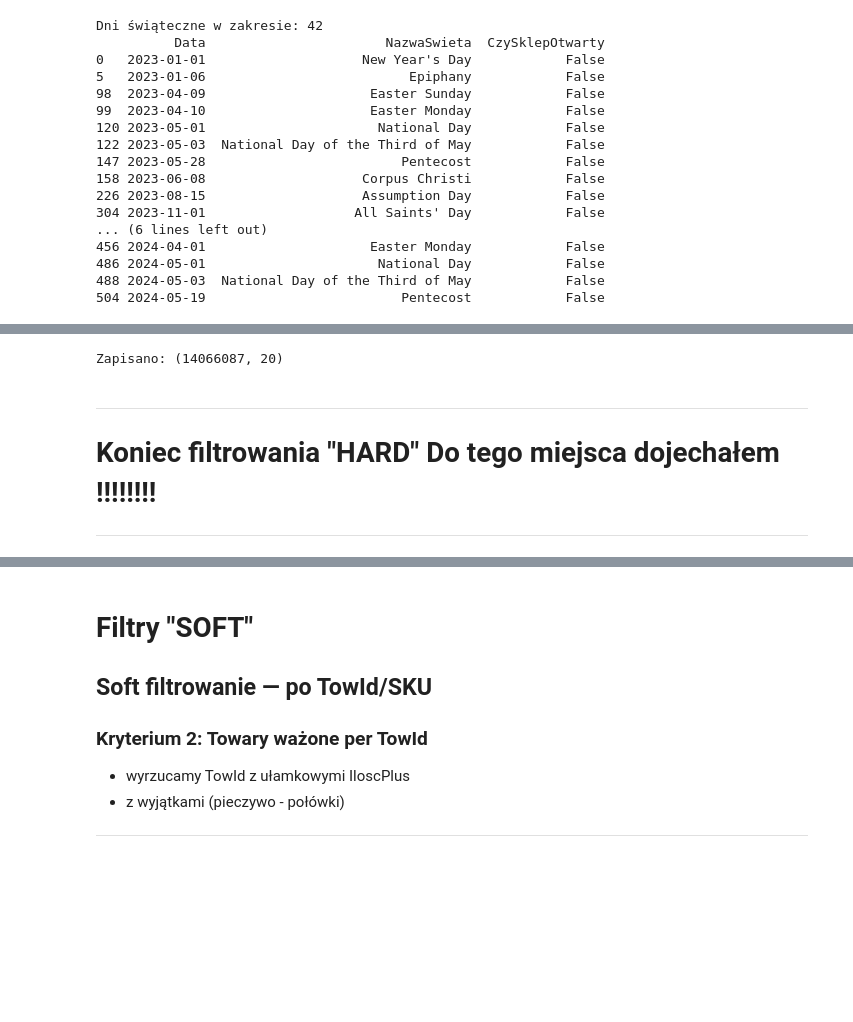
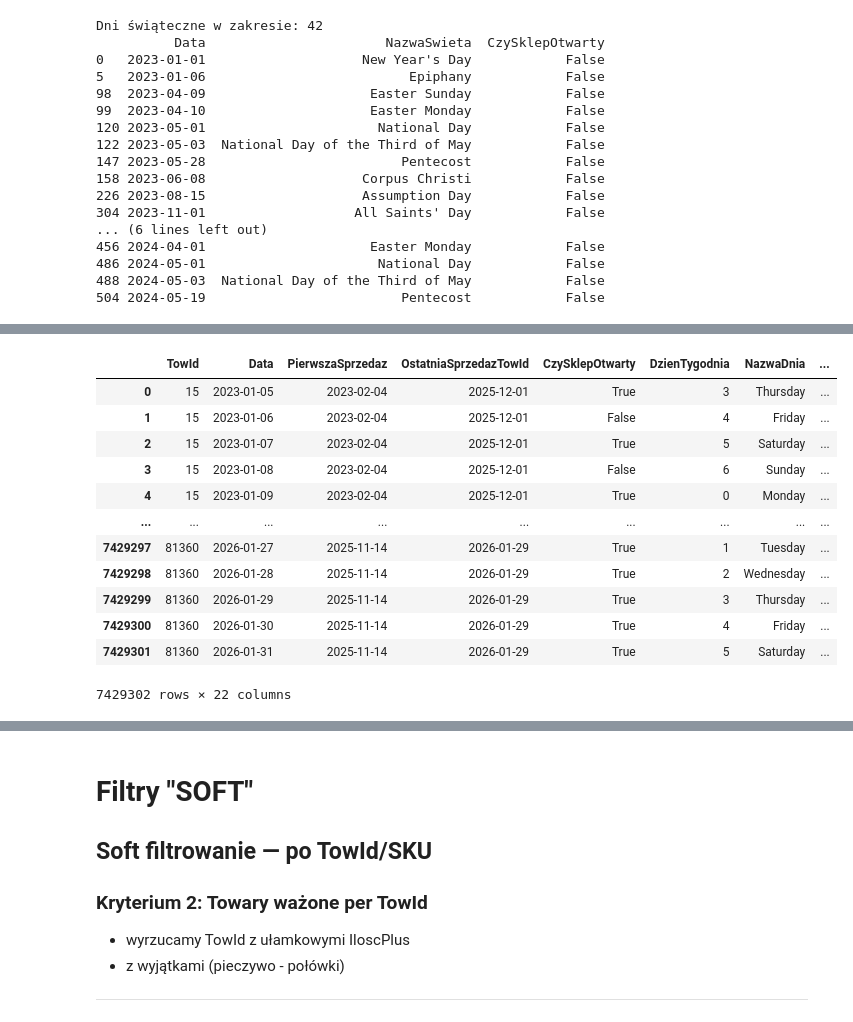
Before and after one commit to mixer123/analiza_sprzedazy, a Jupyter notebook: etl_select_asid.ipynb, the cells around one changed output, grey strips where cells are left out. Cells and saved outputs as stored; diff of their text form; code cells hidden in the pictures; blank space fills up the shorter version.

```diff
--- a/etl_select_asid.ipynb
+++ b/etl_select_asid.ipynb
@@ -1572,18 +1609,0 @@ Pamięć: 2385.9 MB
-# %%
-# Szybka wersja - bez apply/lambda per grupa
-cena_dzienna = df_sprzedaz.groupby(['TowId', 'Data']).agg(
-    SumaWartosci=('Wartosc', 'sum'),
-    SumaIlosci=('IloscPlus', 'sum')
-).reset_index()
-
-cena_dzienna['CenaDzienna'] = cena_dzienna['SumaWartosci'] / cena_dzienna['SumaIlosci']
-cena_dzienna = cena_dzienna[['TowId', 'Data', 'CenaDzienna']]
-
-pelny_kalendarz = pelny_kalendarz.merge(cena_dzienna, on=['TowId', 'Data'], how='left')
-
-pelny_kalendarz = pelny_kalendarz.sort_values(['TowId', 'Data'])
-pelny_kalendarz['CenaOstatniaZnana'] = (
-    pelny_kalendarz.groupby('TowId')['CenaDzienna'].ffill()
-)
-
-print(pelny_kalendarz[['TowId', 'Data', 'CenaDzienna', 'CenaOstatniaZnana']].head(20))
@@ -1644,16 +1610,16 @@ pelny_kalendarz.sample(20)
-# %%
-pelny_kalendarz['ProduktJeszczeNieSprzedawany'] = pelny_kalendarz['CenaOstatniaZnana'].isna()
-
-# Zapis finalnej wersji
-pelny_kalendarz.to_parquet(
-    "dane/interim/fact_inka_kalendarz_pelny_towid.parquet",
-    compression='zstd',
-    index=False
-)
-print(f"Zapisano: {pelny_kalendarz.shape}")
-# %% [output]
-Zapisano: (14066087, 20)
-# %% [markdown]
----
-# Koniec filtrowania "HARD"  Do tego miejsca dojechałem !!!!!!!!
----
+# %%
+pelny_kalendarz
+# %% [output]
+|  | TowId | Data | PierwszaSprzedaz | OstatniaSprzedazTowId | CzySklepOtwarty | DzienTygodnia | NazwaDnia | ... |
+| 0 | 15 | 2023-01-05 | 2023-02-04 | 2025-12-01 | True | 3 | Thursday | ... |
+| 1 | 15 | 2023-01-06 | 2023-02-04 | 2025-12-01 | False | 4 | Friday | ... |
+| 2 | 15 | 2023-01-07 | 2023-02-04 | 2025-12-01 | True | 5 | Saturday | ... |
+| 3 | 15 | 2023-01-08 | 2023-02-04 | 2025-12-01 | False | 6 | Sunday | ... |
+| 4 | 15 | 2023-01-09 | 2023-02-04 | 2025-12-01 | True | 0 | Monday | ... |
+| ... | ... | ... | ... | ... | ... | ... | ... | ... |
+| 7429297 | 81360 | 2026-01-27 | 2025-11-14 | 2026-01-29 | True | 1 | Tuesday | ... |
+| 7429298 | 81360 | 2026-01-28 | 2025-11-14 | 2026-01-29 | True | 2 | Wednesday | ... |
+| 7429299 | 81360 | 2026-01-29 | 2025-11-14 | 2026-01-29 | True | 3 | Thursday | ... |
+| 7429300 | 81360 | 2026-01-30 | 2025-11-14 | 2026-01-29 | True | 4 | Friday | ... |
+| 7429301 | 81360 | 2026-01-31 | 2025-11-14 | 2026-01-29 | True | 5 | Saturday | ... |
+7429302 rows × 22 columns
```
Also changed, not shown: parts of 54 cells of this notebook, 2 other files.
